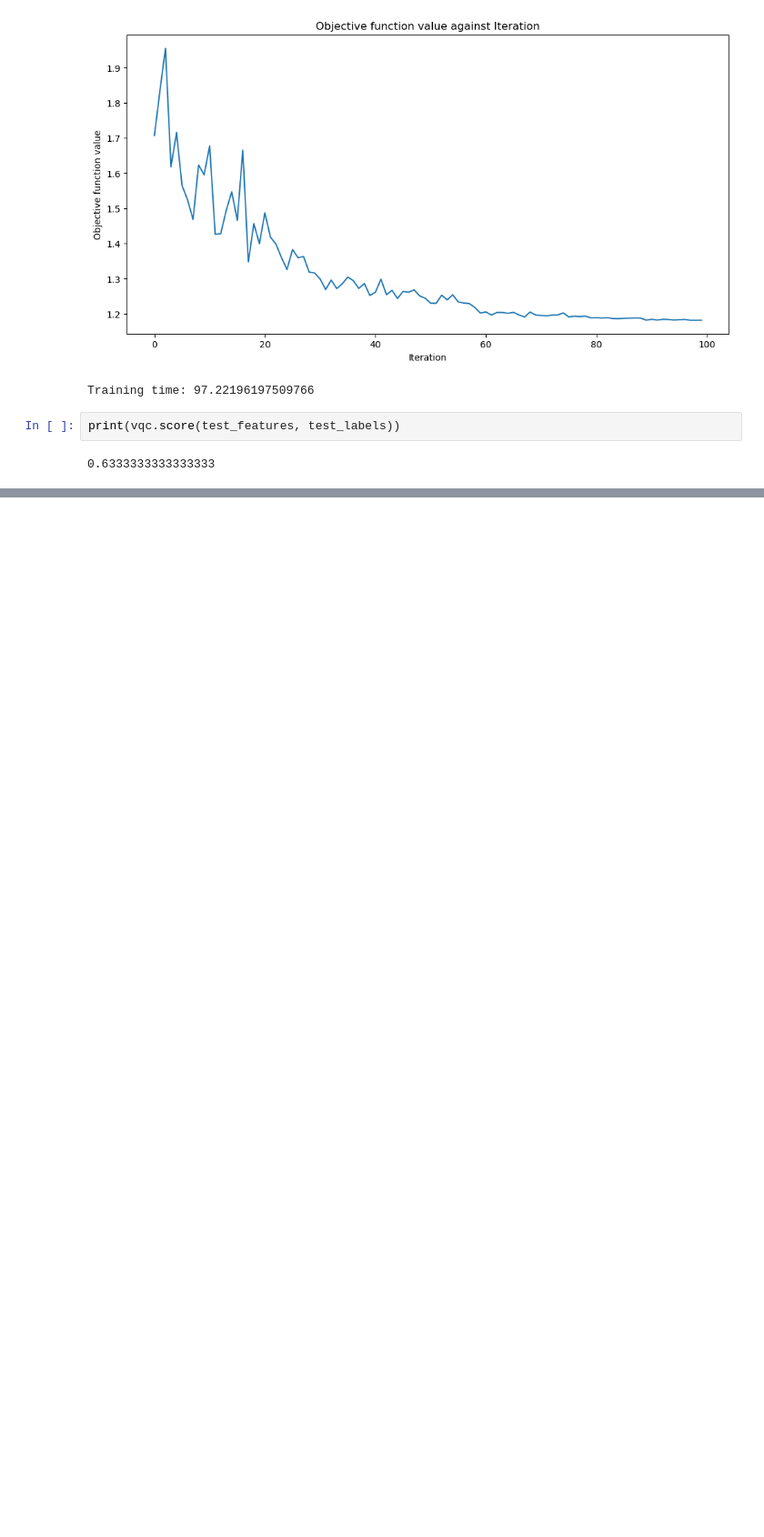
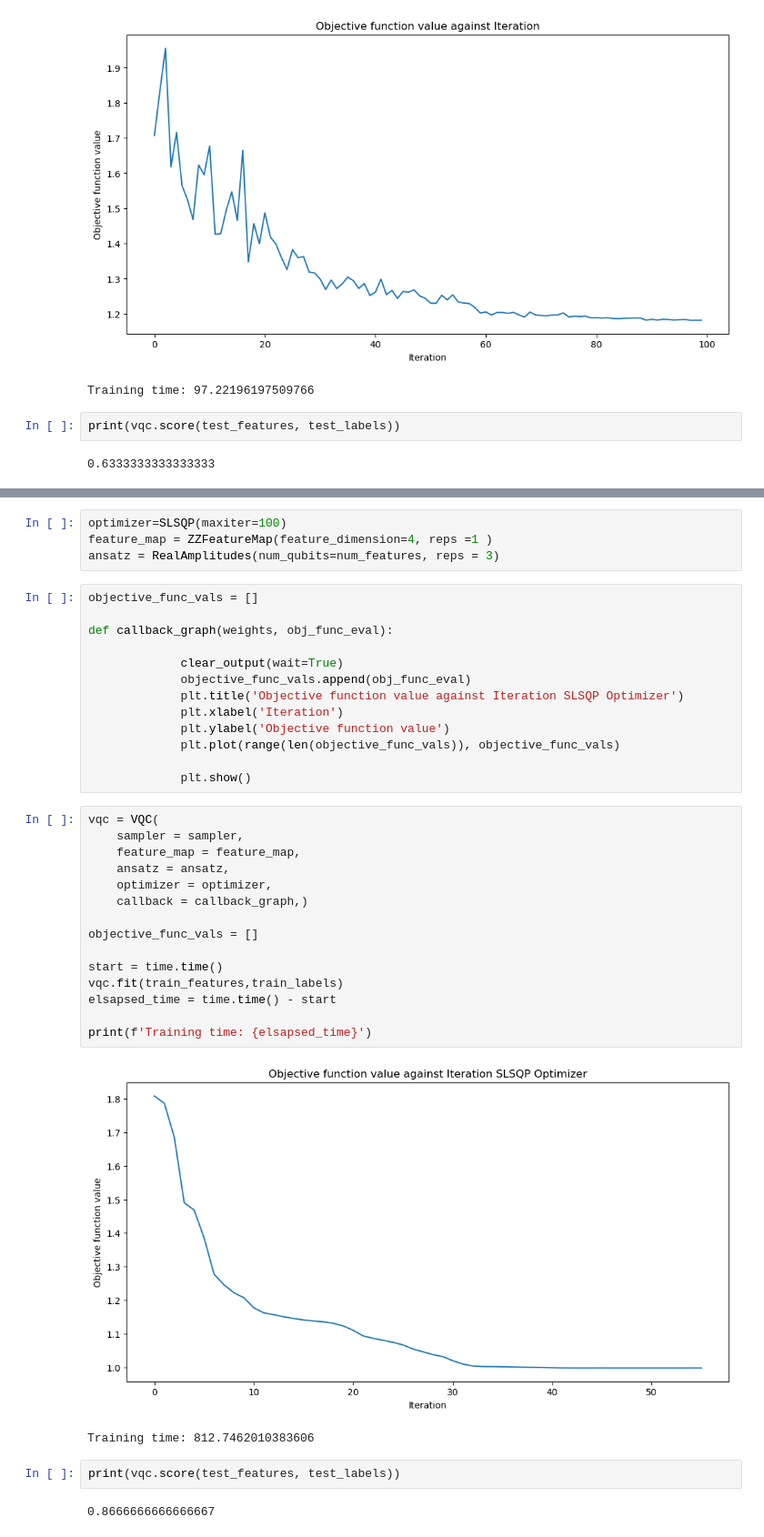
Before and after one commit to LukePower01/ml-to-qml, a Jupyter notebook: VQC_optimization.ipynb, the cells around one changed output, grey strips where cells are left out. Shown at 91% size. Cells and saved outputs as stored; diff of their text form; blank space fills up the shorter version.

```diff
--- a/VQC_optimization.ipynb
+++ b/VQC_optimization.ipynb
@@ -134,0 +152,39 @@ vqc.score
+# %%
+optimizer=SLSQP(maxiter=100)
+feature_map = ZZFeatureMap(feature_dimension=4, reps =1 )
+ansatz = RealAmplitudes(num_qubits=num_features, reps = 3)
+# %%
+objective_func_vals = []
+
+def callback_graph(weights, obj_func_eval):
+
+             clear_output(wait=True)
+             objective_func_vals.append(obj_func_eval)
+             plt.title('Objective function value against Iteration SLSQP Optimizer')
+             plt.xlabel('Iteration')
+             plt.ylabel('Objective function value')
+             plt.plot(range(len(objective_func_vals)), objective_func_vals)
+
+             plt.show()
+# %%
+vqc = VQC(
+    sampler = sampler,
+    feature_map = feature_map,
+    ansatz = ansatz,
+    optimizer = optimizer,
+    callback = callback_graph,)
+
+objective_func_vals = []
+
+start = time.time()
+vqc.fit(train_features,train_labels)
+elsapsed_time = time.time() - start
+
+print(f'Training time: {elsapsed_time}')
+# %% [output]
+[figure, added]
+Training time: 812.7462010383606
+# %%
+print(vqc.score(test_features, test_labels))
+# %% [output]
+0.8666666666666667
```
Also changed, not shown: parts of 31 cells of this notebook, 1 other file.
